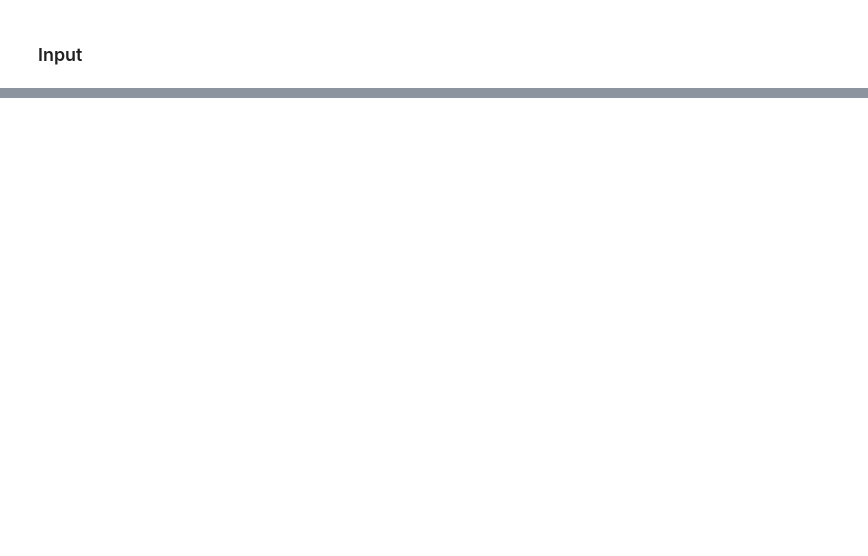
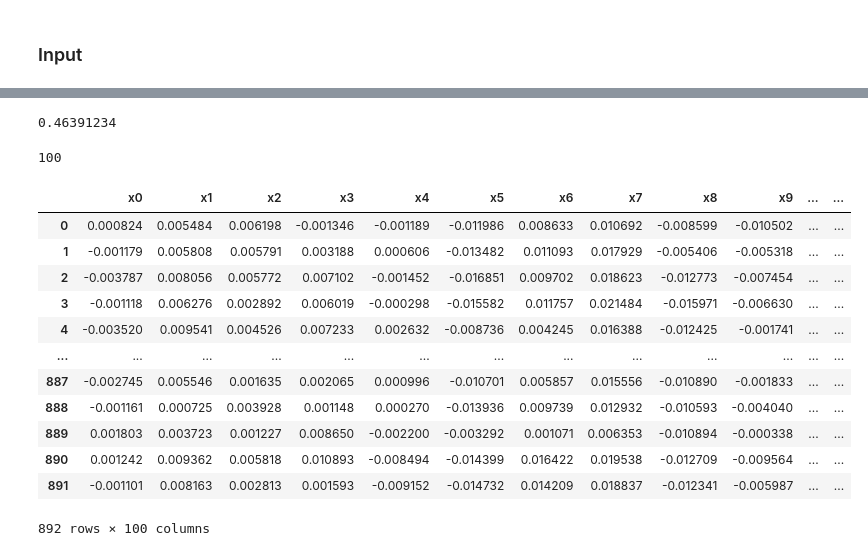
Before and after one commit to IrishMorales/sentiment-analysis, a Jupyter notebook: positive-generator.ipynb, the cells around one changed output, grey strips where cells are left out. Drawn from its saved outputs; the diff is of its cells as text; code cells hidden in the pictures; blank space fills up the shorter version.

```diff
--- a/positive-generator.ipynb
+++ b/positive-generator.ipynb
@@ -479,0 +449,8 @@ with open('positive_generated.csv', 'a') as csvfile:
+# %%
+vector_size = 100
+model = Word2Vec(sentences, vector_size=vector_size)
+# %%
+vocab = model.wv.index_to_key
+vocab_length = len(vocab)
+
+print(f'Vocabulary Size: {format(vocab_length)}')
@@ -479,0 +479,41 @@ with open('positive_generated.csv', 'a') as csvfile:
+# %%
+model.wv.similarity('i', 'me')
+# %% [output]
+0.46391234
+# %%
+vectors = [model.wv[word] for word in vocab]
+len(vectors[0])
+# %% [output]
+100
+# %%
+def sentence_to_vector_averaging(sentence, model):
+    embeddings = [model.wv[word] for word in sentence if word in vocab]
+
+    if len(embeddings) == 0:
+        return np.zeros(model.vector_size)
+    else:
+        return np.mean(embeddings, axis=0)
+# %%
+features = []
+
+for sentence in sentences:
+    features.append(sentence_to_vector_averaging(sentence, model))
+# %%
+columns = [f'x{i}' for i in range(model.vector_size)]
+
+df_text = pd.DataFrame(features, columns=columns)
+df_text
+# %% [output]
+|  | x0 | x1 | x2 | x3 | x4 | x5 | x6 | x7 | x8 | x9 | ... | ... |
+| 0 | 0.000824 | 0.005484 | 0.006198 | -0.001346 | -0.001189 | -0.011986 | 0.008633 | 0.010692 | -0.008599 | -0.010502 | ... | ... |
+| 1 | -0.001179 | 0.005808 | 0.005791 | 0.003188 | 0.000606 | -0.013482 | 0.011093 | 0.017929 | -0.005406 | -0.005318 | ... | ... |
+| 2 | -0.003787 | 0.008056 | 0.005772 | 0.007102 | -0.001452 | -0.016851 | 0.009702 | 0.018623 | -0.012773 | -0.007454 | ... | ... |
+| 3 | -0.001118 | 0.006276 | 0.002892 | 0.006019 | -0.000298 | -0.015582 | 0.011757 | 0.021484 | -0.015971 | -0.006630 | ... | ... |
+| 4 | -0.003520 | 0.009541 | 0.004526 | 0.007233 | 0.002632 | -0.008736 | 0.004245 | 0.016388 | -0.012425 | -0.001741 | ... | ... |
+| ... | ... | ... | ... | ... | ... | ... | ... | ... | ... | ... | ... | ... |
+| 887 | -0.002745 | 0.005546 | 0.001635 | 0.002065 | 0.000996 | -0.010701 | 0.005857 | 0.015556 | -0.010890 | -0.001833 | ... | ... |
+| 888 | -0.001161 | 0.000725 | 0.003928 | 0.001148 | 0.000270 | -0.013936 | 0.009739 | 0.012932 | -0.010593 | -0.004040 | ... | ... |
+| 889 | 0.001803 | 0.003723 | 0.001227 | 0.008650 | -0.002200 | -0.003292 | 0.001071 | 0.006353 | -0.010894 | -0.000338 | ... | ... |
+| 890 | 0.001242 | 0.009362 | 0.005818 | 0.010893 | -0.008494 | -0.014399 | 0.016422 | 0.019538 | -0.012709 | -0.009564 | ... | ... |
+| 891 | -0.001101 | 0.008163 | 0.002813 | 0.001593 | -0.009152 | -0.014732 | 0.014209 | 0.018837 | -0.012341 | -0.005987 | ... | ... |
+892 rows × 100 columns
```
Also changed, not shown: parts of 33 cells of this notebook, 7 other files.
